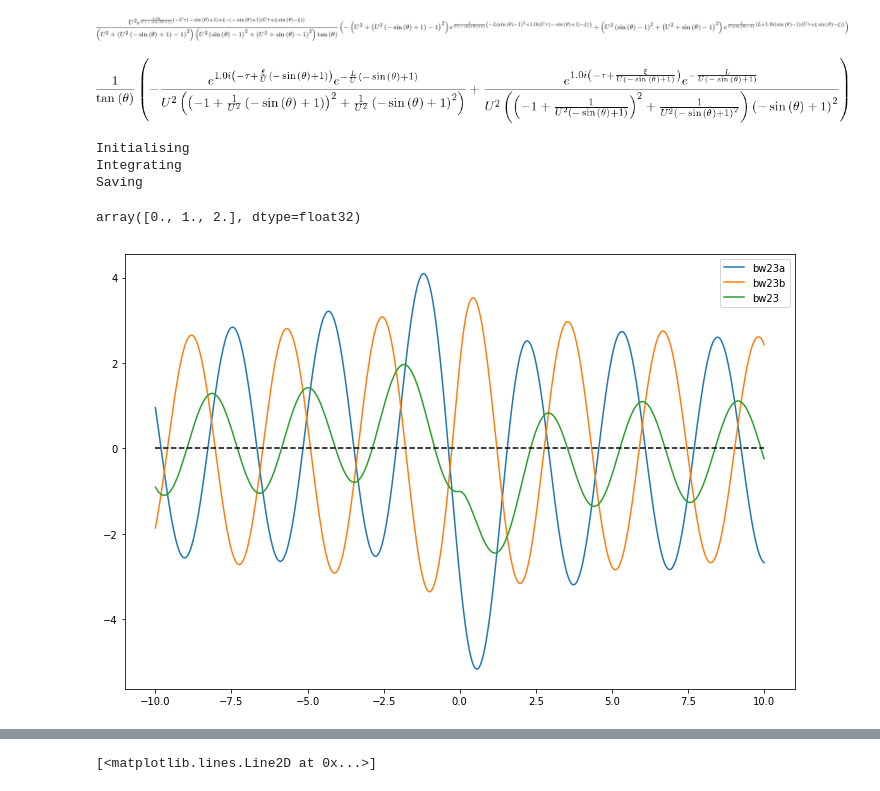
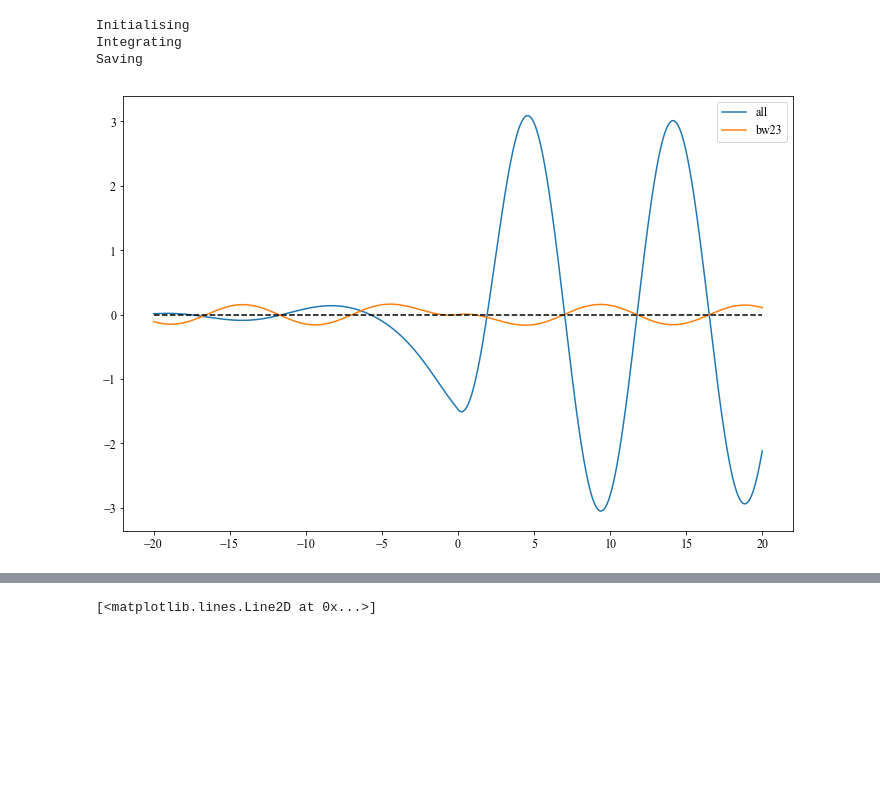
Before and after one commit to eshort0401/rotunno83, a Jupyter notebook: python_scripts/rotunno83.ipynb, the cells around one changed output, grey strips where cells are left out. Drawn from its saved outputs; the diff is of its cells as text; code cells hidden in the pictures; blank space fills up the shorter version.

```diff
--- a/python_scripts/rotunno83.ipynb
+++ b/python_scripts/rotunno83.ipynb
@@ -28,11 +51,3 @@ expression = (C3-C2/U**2)/tan(theta)
-# %%
-simplify(expression)
-# %% [output]
-[figure, removed]
-# %%
-expression
-# %% [output]
-[figure, removed]
 # %%
 # Convenience functions
 %load_ext autoreload
@@ -48,24 +63,19 @@ ds_qian = rt.solve_qian(xiN=41, zetaN=21, tauN=16, sN=1000, U=0.5, L=0.1, alpha=
 Initialising
 Integrating
 Saving
-# %%
-tt = np.arange(3, dtype=np.float32)
-tt
-# %% [output]
-array([0., 1., 2.], dtype=float32)
 # %%
 plt.close('all')
 power=6
-tau=1
-zeta=0.1
-alpha=1
-U=.5
+tau=np.pi/2
+zeta=0.001
+alpha=3
+U=1.5
 L=0.1
 sN=1000
 dS=1/sN
 
-s=np.arange(dS,1,dS,dtype=np.float32)
-xi=np.linspace(-10,10,1000)
+s=np.arange(dS,1,dS, dtype=np.float32)
+xi=np.linspace(-20,20,1000, dtype=np.float32)
 theta=qian_helpers.calc_theta(s,alpha)
 
 k2 = qian_helpers.calc_k_2(theta,U)
@@ -77,6 +87,7 @@ bw23_alt=np.zeros(xi.size)
 bw23a=np.zeros(xi.size)
 bw23b=np.zeros(xi.size)
 bw2b=np.zeros(xi.size)
+bw2ba=np.zeros(xi.size)
 bw2c=np.zeros(xi.size)
 bw3b=np.zeros(xi.size)
 bw3c=np.zeros(xi.size)
@@ -97,31 +108,31 @@ def calc_test(xi,zeta,tau,theta,U,L):
     return test_exp
 
 for i in range(xi.size):
-    bw23_iga = (1/np.tan(theta)
+    bw23a_ig = (1/np.tan(theta)
                *(
                  -qian_helpers.calc_C2(xi[i],tau,k2,U,L)/U**2
 #                  +qian_helpers.calc_C3(xi[i],tau,k3,U,L)
                 )
                *alpha*s**(alpha-1)*np.pi/2)
-    bw23_igb = (1/np.tan(theta)
+    bw23b_ig = (1/np.tan(theta)
                *(
 #                  -qian_helpers.calc_C2(xi[i],tau,k2,U,L)/U**2
                  +qian_helpers.calc_C3(xi[i],tau,k3,U,L)
                 )
                *alpha*s**(alpha-1)*np.pi/2)
-    bw23_ig = (1/np.tan(theta)
-                *(
-                  -qian_helpers.calc_C2(xi[i],tau,k2,U,L)/U**2
-                  +qian_helpers.calc_C3(xi[i],tau,k3,U,L)
-                 )
-                *alpha*s**(alpha-1)*np.pi/2)
+    bw23_ig = ((-qian_helpers.calc_C2(xi[i],tau,k2,U,L)/U**2/np.tan(theta)
+                +qian_helpers.calc_C3(xi[i],tau,k3,U,L)/np.tan(theta))
+               *alpha*s**(alpha-1)*np.pi/2)
 
-    bw23_ig_alt = calc_test(xi[i],zeta,tau,theta,U,L)*alpha*s**(alpha-1)*np.pi/2
+    s_app=np.concatenate(([0],s,[1]))
+    bw23_ig_app=np.concatenate(([0],bw23_ig,[0]))
 
-    bw23a[i] = np.trapz(bw23_iga,s)*1/2*np.exp(-zeta)
-    bw23b[i] = np.trapz(bw23_igb,s)*1/2*np.exp(-zeta)
-    bw23[i] = np.trapz(bw23_ig,s)*1/2*np.exp(-zeta)
-    bw23_alt[i] = np.trapz(bw23_ig_alt,s)*1/2*np.exp(-zeta)
+#     bw23_ig_alt = calc_test(xi[i],zeta,tau,theta,U,L)*alpha*s**(alpha-1)*np.pi/2
+
+    bw23a[i] = np.trapz(bw23a_ig,s)*1/2*np.exp(-zeta)
+    bw23b[i] = np.trapz(bw23b_ig,s)*1/2*np.exp(-zeta)
+    bw23[i] = np.trapz(bw23_ig_app,s_app)*1/2*np.exp(-zeta)
+#     bw23_alt[i] = np.trapz(bw23_ig_alt,s)*1/2*np.exp(-zeta)
     bw2c[i] = (1/(2*U**2)*np.exp(1j*zeta/U)
                *qian_helpers.calc_C2(xi[i],tau,k0_2,U,L)
                *qian_helpers.calc_exp1(1j*zeta/U))
@@ -129,36 +140,51 @@ for i in range(xi.size):
     bw3b[i] = np.trapz(qian_helpers.calc_bw3b(xi[i],zeta,tau,s,alpha,U,L),s)
     bw3c[i] = (-1/2*qian_helpers.calc_C3(xi[i],tau,k0_3,U,L)
                         *qian_helpers.calc_exp1(-1j*zeta/U))
+
+    # Calc psi2
+    psi2a_ig = qian_helpers.calc_psi2a(xi[i],zeta,tau,s,alpha,U,L)
+    psi2b_ig = qian_helpers.calc_psi2b(xi[i],zeta,tau,s,alpha,U,L)
+
+    psi2c = (-1/(2*U)*np.exp(1j*zeta/U)
+             *qian_helpers.calc_C2(xi[i],tau,k0_2,U,L)
+             *qian_helpers.calc_ep0(-1j*zeta/U))
+
+    psi2ab = np.trapz(psi2a_ig+psi2b_ig, s)
+    bw2ba[i] = (psi2ab+psi2c)/U
 
 # plt.figure(figsize=(12,8))
 # plt.plot(xi,bw23a,label='bw23a')
 # plt.plot(xi,bw23b,label='bw23b')
 # plt.plot(xi,bw23_alt,label='bw23')
 # plt.plot(xi,np.zeros(xi.size),'--k')
 # plt.plot(xi,bw2b,label='bw2b')
 # plt.plot(xi,bw2c,label='bw2c')
 # plt.plot(xi,bw3b,label='bw3b')
 # plt.plot(xi,bw3c,label='bw3c')
 # plt.plot(s,k2,'.')
 # plt.plot(s[0:4000],k3[0:4000]-1.25,'.')
 
 # plt.figure(figsize=(12,8))
 # plt.plot(s[0:800],k3[0:800],'.')
 
 # plt.legend()
 # plt.show()
 plt.figure(figsize=(12,8))
 
-# plt.plot(xi,bw3b+bw3c,label='bw3b+bw3c')
-# plt.plot(xi,bw2b+bw2c+bw23,label='bw2b+bw2c+bw23_alt')
+# plt.plot(xi,bw2ba,label='bw2ba')
+# plt.plot(xi,bw3b+bw3c+bw2b,label='bw3b+bw3c')
+plt.plot(xi,bw2b+bw2c+bw3b+bw3c,label='all')
+# plt.plot(xi,bw2c,label='bw2b+bw2c')
 # plt.plot(xi,bw23_alt,label='bw23_alt')
-plt.plot(xi,bw23a,label='bw23a')
-plt.plot(xi,bw23b,label='bw23b')
-plt.plot(xi,bw23,label='bw23')
+# plt.plot(xi,bw23a,label='bw23a')
+# plt.plot(xi,bw23b,label='bw23b')
+# plt.plot(xi,bw23,label='bw23')
+# plt.plot(xi,bw23+bw2ba,label='bw23')
+# plt.plot(xi,bw3b+bw3c+bw23+bw23+bw2c,label='all')
 # plt.plot(xi,bw23a+bw23b,label='bw23a+bw23b')
 # plt.plot(xi,bw23,label='bw23')
 plt.plot(xi,np.zeros(xi.size),'--k')
 plt.legend()
 plt.show()
 # %% [output]
-[figure, old version]
+[figure, new version]
```
Also changed, not shown: parts of 45 cells of this notebook.
